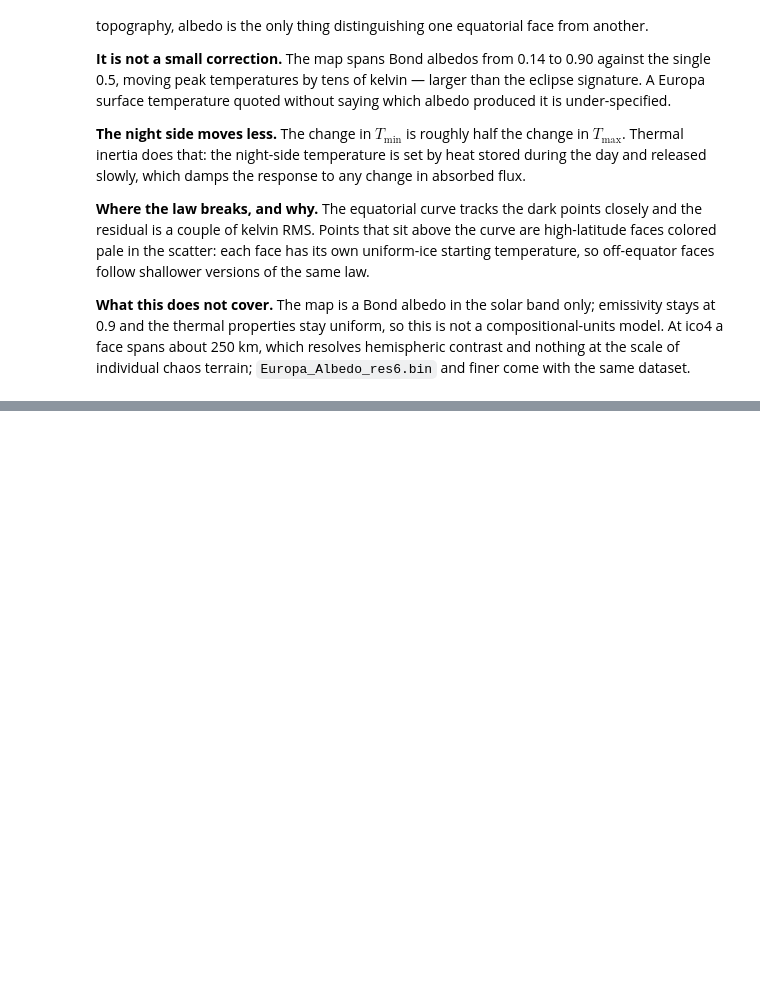
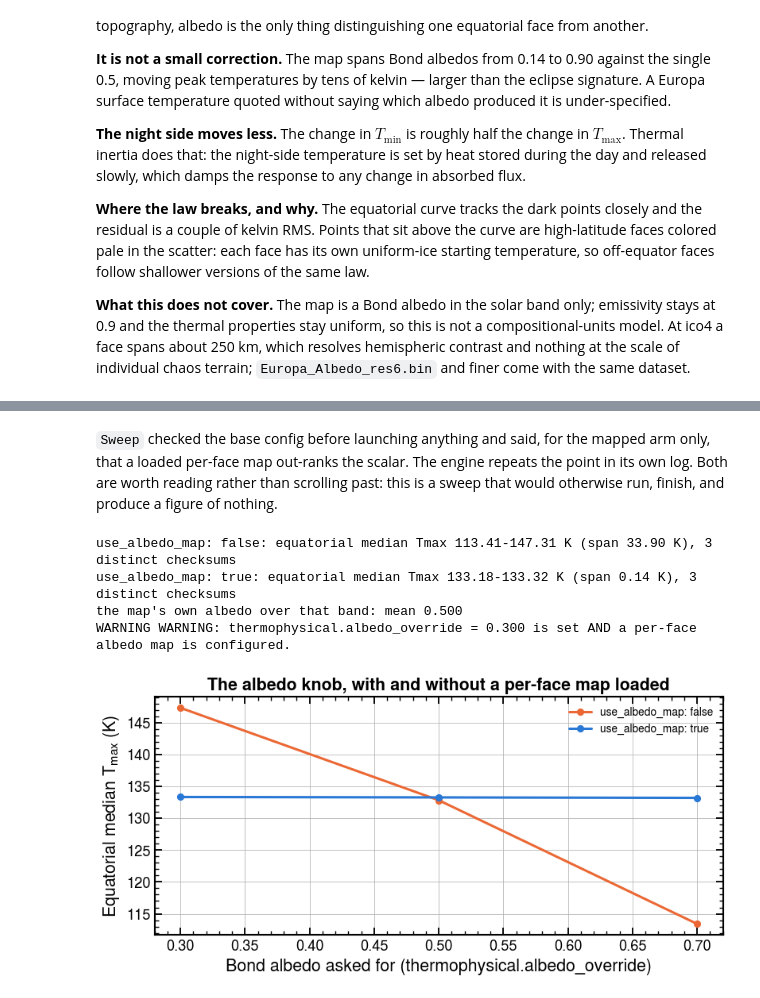
Before and after one commit to phayne/ptm3d-archive, a Jupyter notebook: docs/tutorials/notebooks/02_europa_thermal.ipynb, the cells around one changed output, grey strips where cells are left out. Cells and saved outputs as stored; diff of their text form; code cells hidden in the pictures; blank space fills up the shorter version.

```diff
--- a/docs/tutorials/notebooks/02_europa_thermal.ipynb
+++ b/docs/tutorials/notebooks/02_europa_thermal.ipynb
@@ -480,0 +496,10 @@ hemispheric contrast and nothing at the scale of individual chaos terrain;
+# %%
+from ptm import Sweep
+
+GRID = {"albedo": [0.3, 0.5, 0.7]}
+uniform = Sweep(pre.root / CONFIG, grid=GRID,
+                outdir=pre.root / "output/europa_albedo_uniform")
+with_map = Sweep(pre.root / "examples/quickstart_europa_albedo_map.yaml", grid=GRID,
+                 outdir=pre.root / "output/europa_albedo_mapped")
+uniform.run()
+with_map.run()
@@ -480,0 +527,34 @@ hemispheric contrast and nothing at the scale of individual chaos terrain;
+# %% [markdown]
+`Sweep` checked the base config before launching anything and said, for the
+mapped arm only, that a loaded per-face map out-ranks the scalar. The engine
+repeats the point in its own log. Both are worth reading rather than scrolling
+past: this is a sweep that would otherwise run, finish, and produce a figure of
+nothing.
+# %%
+import hashlib
+
+eq = np.abs(lat) < 10.0
+fig, ax = plt.subplots(figsize=(7.5, 3.8))
+for sweep, color, label in ((uniform, "#eb6834", "use_albedo_map: false"),
+                            (with_map, "#2a78d6", "use_albedo_map: true")):
+    y = sweep.collect(lambda r: float(np.median(r.stat("temperature", "max")[eq])))
+    seen = {hashlib.md5((pt.dir / "statistics" / "temperature_max.bin").read_bytes()
+                        ).hexdigest() for pt in sweep.points}
+    ax.plot(sweep.values("albedo"), y, "o-", lw=2, color=color, label=label)
+    print(f"{label}: equatorial median Tmax {y.min():.2f}-{y.max():.2f} K "
+          f"(span {y.max() - y.min():.2f} K), {len(seen)} distinct checksums")
+print(f"the map's own albedo over that band: mean {albedo[eq].mean():.3f}")
+print(next(l for l in (with_map.points[0].dir / "engine.log").read_text().splitlines()
+           if "albedo map is configured" in l))
+ax.set_xlabel("Bond albedo asked for (thermophysical.albedo_override)")
+ax.set_ylabel(r"Equatorial median $T_\mathrm{max}$ (K)")
+ax.set_title("The albedo knob, with and without a per-face map loaded")
+ax.legend(frameon=False, fontsize=9)
+ax.grid(True, linewidth=0.5)
+fig.tight_layout()
+# %% [output]
+use_albedo_map: false: equatorial median Tmax 113.41-147.31 K (span 33.90 K), 3 distinct checksums
+use_albedo_map: true: equatorial median Tmax 133.18-133.32 K (span 0.14 K), 3 distinct checksums
+the map's own albedo over that band: mean 0.500
+WARNING WARNING: thermophysical.albedo_override = 0.300 is set AND a per-face albedo map is configured.
+[figure, added]
```
Also changed, not shown: parts of 9 cells of this notebook.
